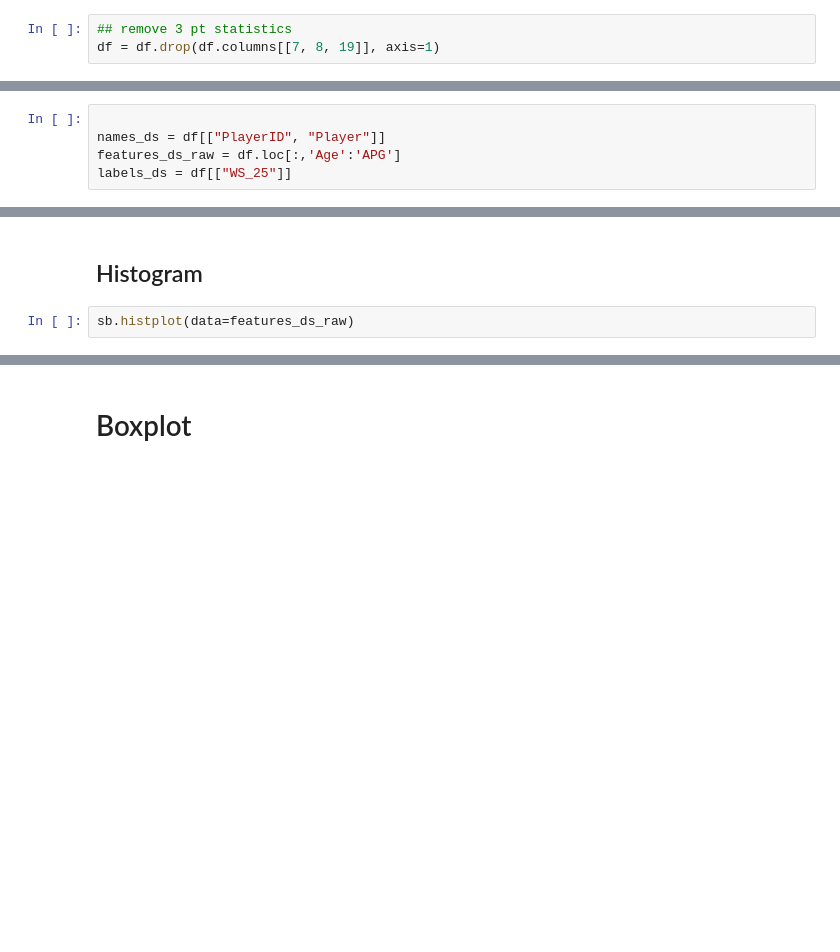
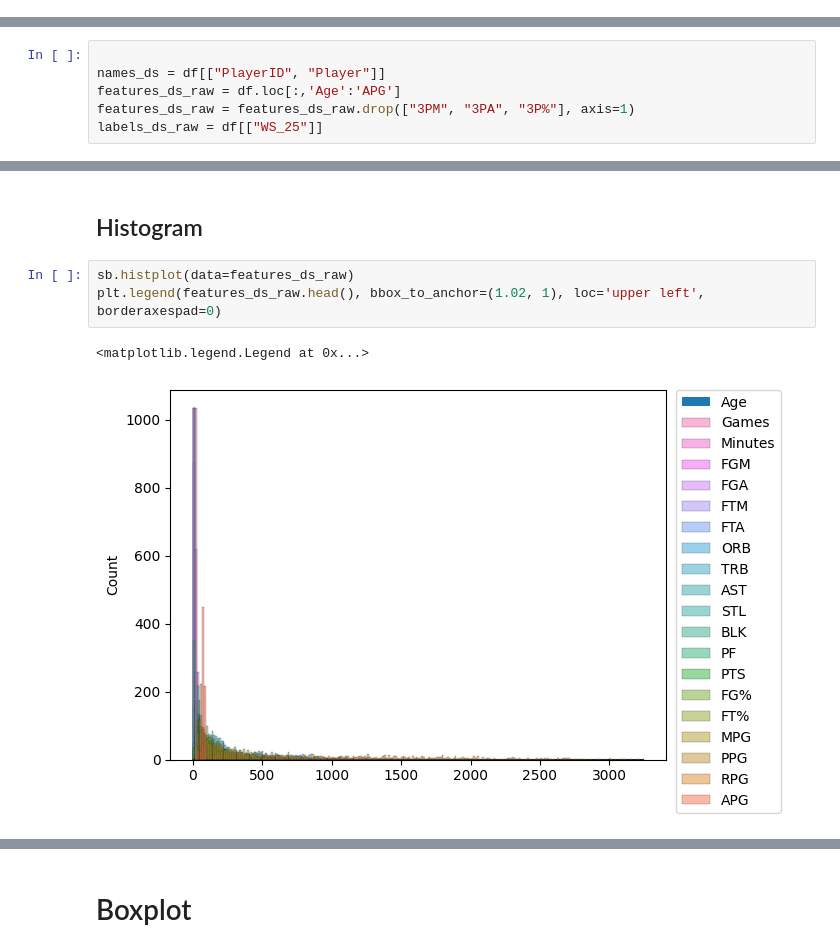
Before and after one commit to oonawith2o/ITS365-PROJECT, a Jupyter notebook: FINAL-PROJECT-withKFold.ipynb, the cells around one changed output, grey strips where cells are left out. Cells and saved outputs as stored; diff of their text form; blank space fills up the shorter version.

Commit message:
Added Label Normalization, KMeans and PCA
Best Model: PCA + KMeans Normalized Dataset

```diff
--- a/FINAL-PROJECT-withKFold.ipynb
+++ b/FINAL-PROJECT-withKFold.ipynb
@@ -38,9 +44,6 @@ df
 | 1034 | wattssl01 | Slick Watts | 22 | 62 | 1424 | 198 | 510 | 0 | 0 | 100 | ... | ... |
 | 1035 | weathni01 | Nick Weatherspoon | 23 | 65 | 1216 | 199 | 483 | 0 | 0 | 96 | ... | ... |
 1036 rows × 26 columns
-# %%
-## remove 3 pt statistics
-df = df.drop(df.columns[[7, 8, 19]], axis=1)
 # %%
 df
 # %% [output]
@@ -61,7 +64,8 @@ df
 
 names_ds = df[["PlayerID", "Player"]]
 features_ds_raw = df.loc[:,'Age':'APG']
-labels_ds = df[["WS_25"]]
+features_ds_raw = features_ds_raw.drop(["3PM", "3PA", "3P%"], axis=1)
+labels_ds_raw = df[["WS_25"]]
 # %%
 names_ds
 # %% [output]
@@ -277,3 +349,7 @@ print(NUM_FEATURES)
 ## Histogram
 # %%
 sb.histplot(data=features_ds_raw)
+plt.legend(features_ds_raw.head(), bbox_to_anchor=(1.02, 1), loc='upper left', borderaxespad=0)
+# %% [output]
+<matplotlib.legend.Legend at 0x...>
+[figure, added]
```
Also changed, not shown: parts of 58 cells of this notebook, 1 other file.
